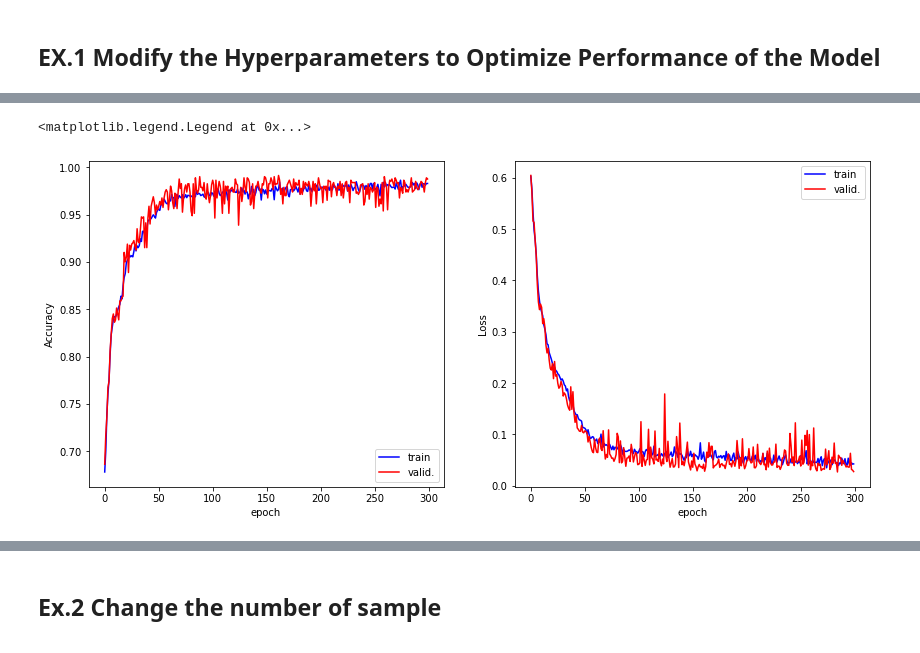
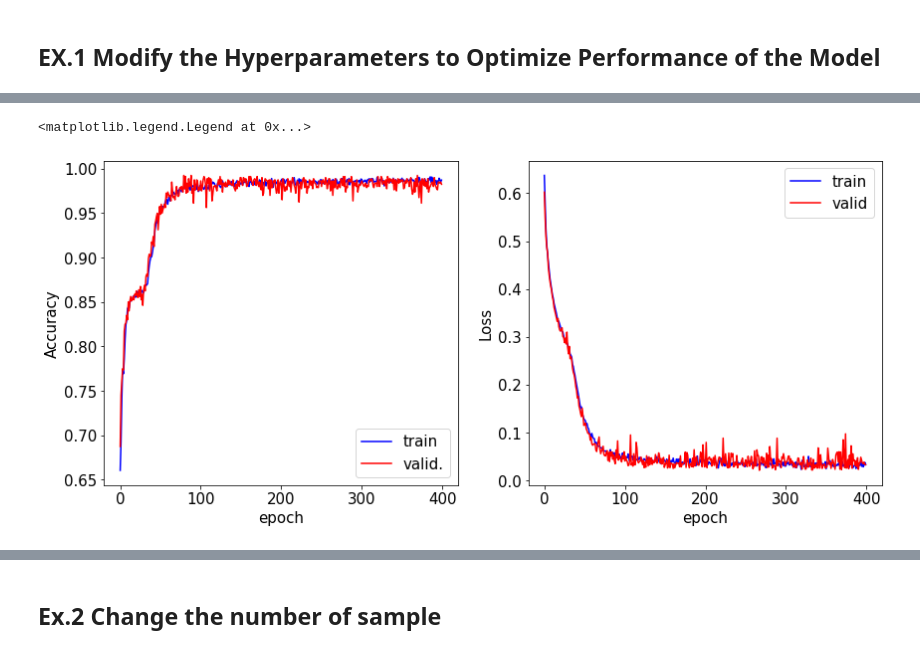
Before and after one commit to threeblueonebrowneyes/lcpb-homework, a Jupyter notebook: HW_01/ex_1.ipynb, the cells around one changed output, grey strips where cells are left out. Cells and saved outputs as stored; diff of their text form; code cells hidden in the pictures.

```diff
--- a/HW_01/ex_1.ipynb
+++ b/HW_01/ex_1.ipynb
@@ -77,7 +85,7 @@ def create_DNN(act_func, neurons):
 # %% [markdown]
 ### Optimization method and cost function
 # %%
-def compile_model(optimizer='adam', act_func='relu', neurons=20):
+def compile_model(optimizer='adam', act_func='relu', neurons=30):
     model = create_DNN(act_func, neurons)
     model.compile(loss='binary_crossentropy',
                   optimizer=optimizer,
@@ -90,11 +199,11 @@ from sklearn.model_selection import GridSearchCV
 from scikeras.wrappers import KerasClassifier
 # %%
 # list of allowed optional arguments for the optimizer, see `compile_model()`
-optimizer = ['SGD', 'RMSprop', 'Adagrad', 'Adam']
+optimizer = ['SGD', 'RMSprop', 'Adam']
 act_func = ['sigmoid','tanh', 'ReLU']
-batch_size = [10, 20, 30]
-neurons = [20, 30]
-nepochs = 8
+batch_size = [10, 50]
+neurons = [20]
+nepochs = 100
 
 # call Keras scikit wrapper
 model_gridsearch = KerasClassifier(model=compile_model,
@@ -102,7 +211,7 @@ model_gridsearch = KerasClassifier(model=compile_model,
                         batch_size=batch_size,
                         act_func=act_func,
                         model__neurons=neurons,
-                        verbose=2)
+                        verbose=1)
 
 # define parameter dictionary
 param_grid = dict(optimizer=optimizer,
@@ -153,6 +282,12 @@ whith a score of 0.83875
 # %%
-nepochs=300
+nepochs=400
 
-model = compile_model(optimizer=grid_result.best_params_['optimizer'],
-                              act_func=grid_result.best_params_['act_func'],
-                              neurons=grid_result.best_params_['model__neurons'])
+model_complete = compile_model(optimizer=grid_result.best_params_['optimizer'],
+                      act_func=grid_result.best_params_['act_func'],
+                      neurons=grid_result.best_params_['model__neurons'])
+
+history_complete = model_complete.fit(x_train, y_train,
+                    epochs = nepochs,
+                    batch_size = grid_result.best_params_['batch_size'],
+                    validation_data=(x_valid,y_valid),
+                    verbose=1)
@@ -183,20 +312,20 @@ Epoch 300/300
 # %%
 fig,AX=plt.subplots(1,2,figsize=(14,6.))
 ax=AX[0]
-ax.plot(history.history['accuracy'],label="train",c="b")
-ax.plot(history.history['val_accuracy'],label="valid.",c="r")
+ax.plot(history_complete.history['accuracy'],label="train",c="b")
+ax.plot(history_complete.history['val_accuracy'],label="valid.",c="r")
 ax.set_xlabel('epoch')
 ax.set_ylabel("Accuracy")
 ax.legend()
 ax=AX[1]
-ax.plot(history.history['loss'],label="train",c="b")
-ax.plot(history.history['val_loss'],label="valid.",c="r")
+ax.plot(history_complete.history['loss'],label="train",c="b")
+ax.plot(history_complete.history['val_loss'],label="valid",c="r")
 ax.set_xlabel('epoch')
 ax.set_ylabel("Loss")
 ax.legend()
 # %% [output]
 <matplotlib.legend.Legend at 0x...>
-[figure, old version]
+[figure, new version]
 # %%
 dX = 2
 X1 = np.arange(-50,50+dX, dX)
```
Also changed, not shown: parts of 37 cells of this notebook.
